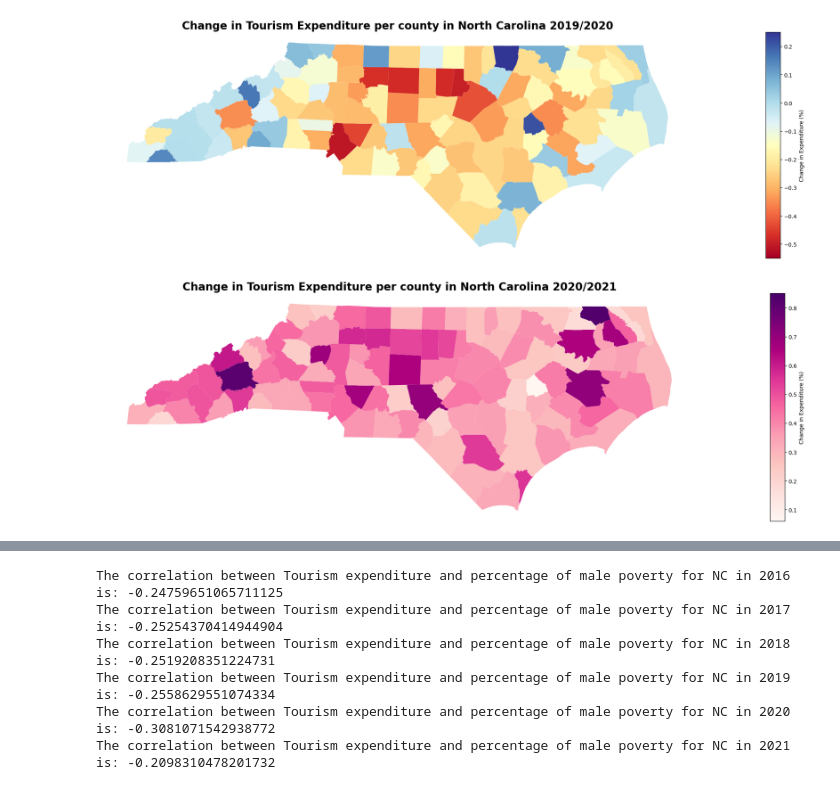
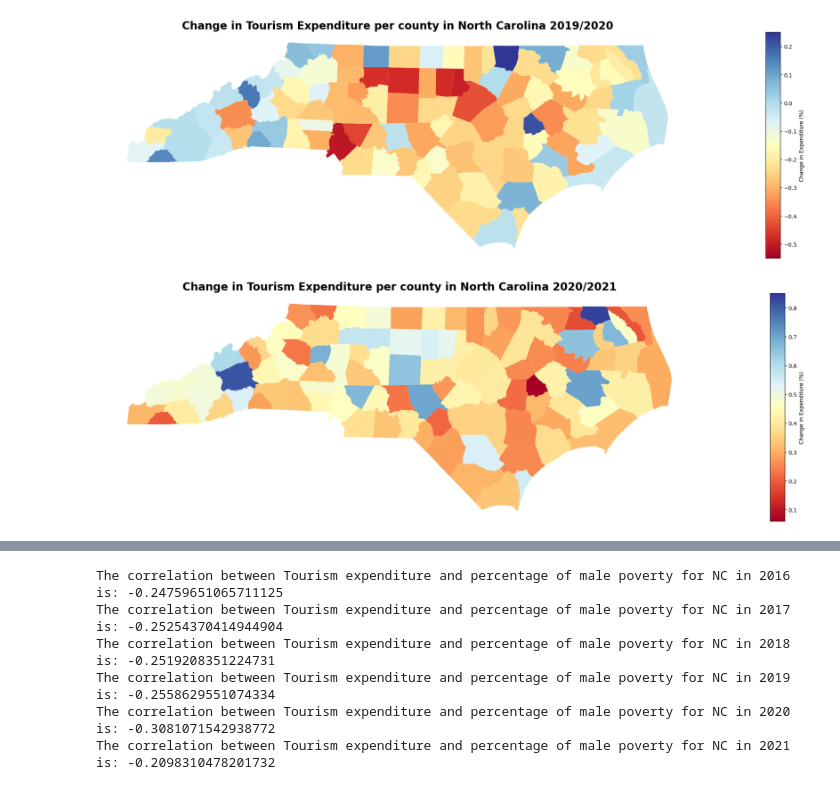
Before and after one commit to ajrossprtm/finalprojectGIS495, a Jupyter notebook: attempt2.ipynb, the cells around one changed output, grey strips where cells are left out. Drawn from its saved outputs; the diff is of its cells as text; code cells hidden in the pictures.

```diff
--- a/attempt2.ipynb
+++ b/attempt2.ipynb
@@ -745,31 +766,31 @@ plt.show()
 # %%
 
 econcol = econ2021.iloc[:, 11]
 
 fig, ax = plt.subplots(figsize=(25, 9))
 
 # Use the correct plotting method for a DataFrame
-im = econ2021.plot(column=econcol, ax=ax, cmap='RdPu', vmin=0.06, vmax=0.85, legend=False)
+im = econ2021.plot(column=econcol, ax=ax, cmap='RdYlBu', vmin=0.06, vmax=0.85, legend=False)
 
 # Set the title for the plot
 ax.set_title('Change in Tourism Expenditure per county in North Carolina 2020/2021', fontdict={'fontsize': 20, 'fontweight': 'bold'})
 
 # Remove the axis
 ax.set_axis_off()
 
 # Create a ScalarMappable to set the colorbar
-sm = plt.cm.ScalarMappable(cmap='RdPu', norm=plt.Normalize(vmin=0.06, vmax=0.85))
+sm = plt.cm.ScalarMappable(cmap='RdYlBu', norm=plt.Normalize(vmin=0.06, vmax=0.85))
 sm.set_array([])  # An empty array is needed for the ScalarMappable
 
 # Position the color bar to the right of the map
 divider = make_axes_locatable(ax)
 cax = divider.append_axes("right", size="2%", pad=0.1)
 cbar = fig.colorbar(sm, cax=cax)
 cbar.set_label('Change in Expenditure (%)')
 
 plt.show()
 # %% [output]
-[figure, old version]
+[figure, new version]
 # %%
 pov16
 # %% [output]
```
Also changed, not shown: parts of 23 cells of this notebook.
